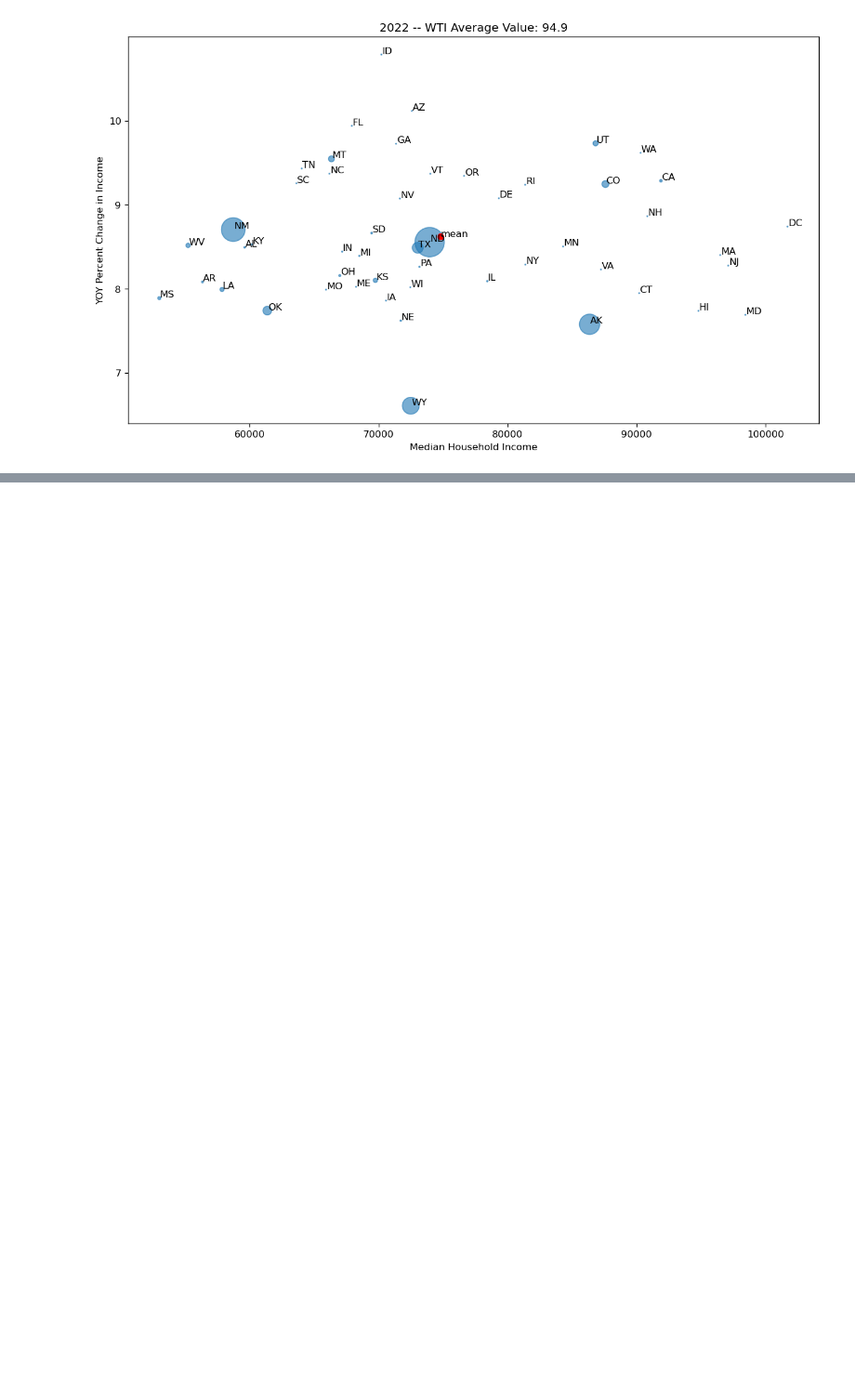
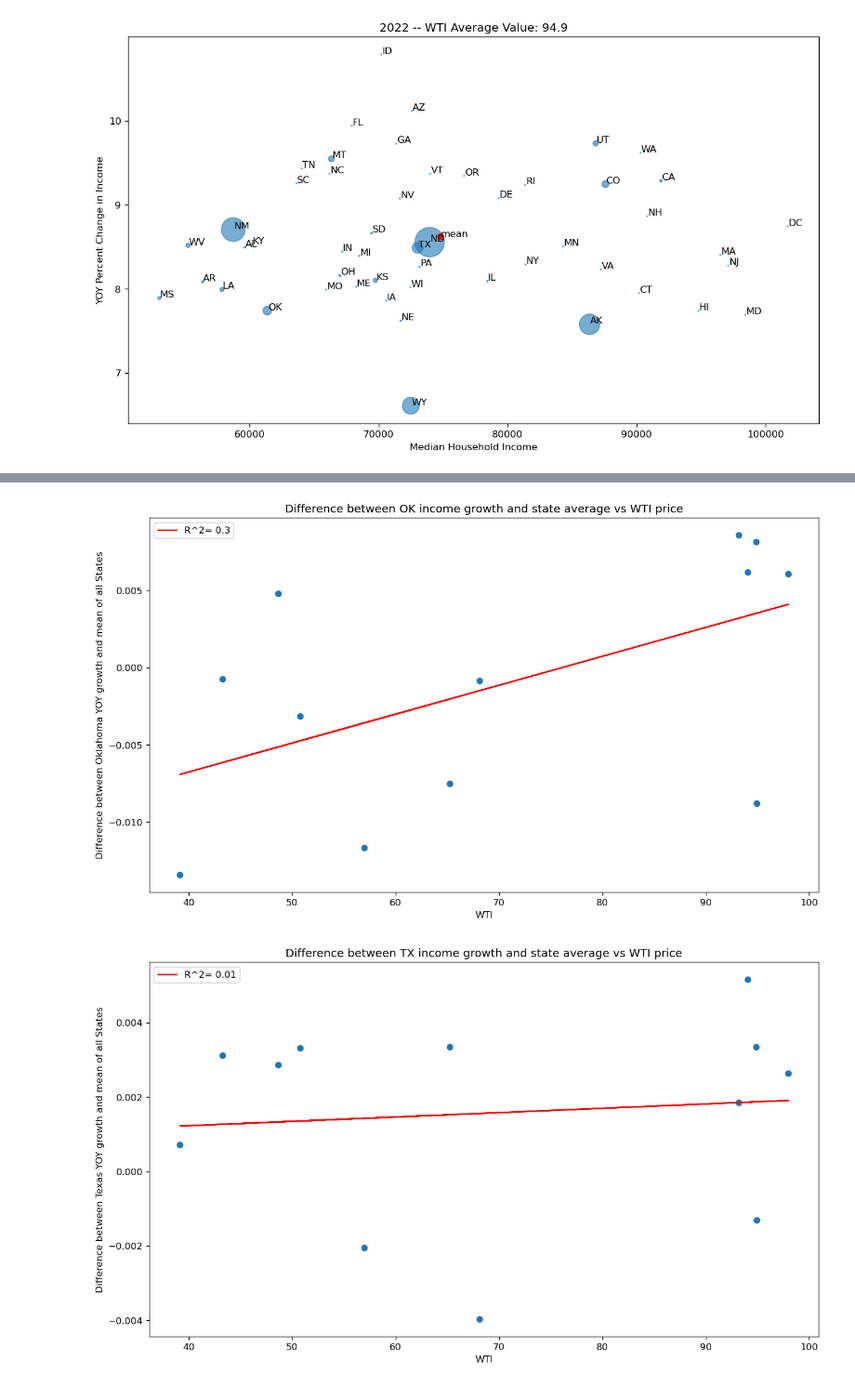
Before and after one commit to maclarenscott/Citadel_Datathon_Spring_Team13, a Jupyter notebook: ACS_work.ipynb, the cells around one changed output, grey strips where cells are left out. Shown at 93% size. Saved outputs shown, nothing was run; the diff lists cells and outputs as text; code cells hidden in the pictures; blank space fills up the shorter version.

```diff
--- a/ACS_work.ipynb
+++ b/ACS_work.ipynb
@@ -254,0 +322,10 @@ for year in range(2011,2023):
+# %%
+for state in target_states:
+    data=acs_by_col[acs_by_col['State']==state]
+    y=data['YOY_Change_in_Median_household_income'][1:]-avg_state_median_income_by_year_YOY
+    x=np.array(wti_avg_by_year[1:])
+    x_label='WTI'
+    y_label=f"Difference between {state} YOY growth and mean of all States"
+    title=f"Difference between {state_abbreviations[state]} income growth and state average vs WTI price"
+    make_regression_graph(x,y,x_label,y_label,title,figsize=[12.8,7.2],dpi=120)
+# %% [output]
@@ -254,0 +335,2 @@ for year in range(2011,2023):
+[figure, added]
+[figure, added]
```
Also changed, not shown: parts of 27 cells of this notebook.
